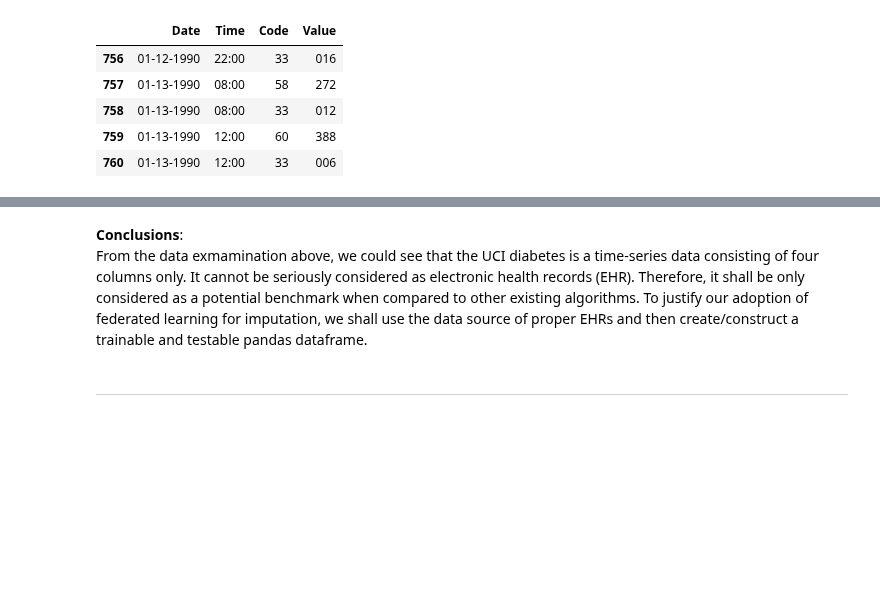
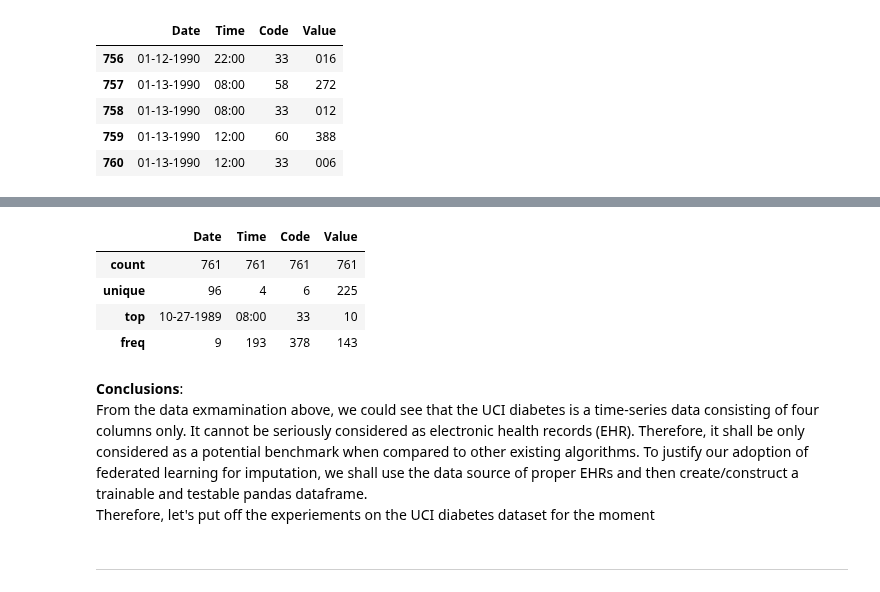
Before and after one commit to Orthologues/VAEQL_plus_Imputation, a Jupyter notebook: data_exploration.ipynb, the cells around one changed output, grey strips where cells are left out. Cells and saved outputs as stored; diff of their text form; code cells hidden in the pictures; blank space fills up the shorter version.

```diff
--- a/data_exploration.ipynb
+++ b/data_exploration.ipynb
@@ -171,6 +250,15 @@ uci_diabetes_df2.tail()
+# %%
+uci_diabetes_df2.describe()
+# %% [output]
+|  | Date | Time | Code | Value |
+| count | 761 | 761 | 761 | 761 |
+| unique | 96 | 4 | 6 | 225 |
+| top | 10-27-1989 | 08:00 | 33 | 10 |
+| freq | 9 | 193 | 378 | 143 |
 # %% [markdown]
 <b>Conclusions</b>: <br>
-From the data exmamination above, we could see that the UCI diabetes is a time-series data consisting of four columns only. It cannot be seriously considered as electronic health records (EHR). Therefore, it shall be only considered as a potential benchmark when compared to other existing algorithms. To justify our adoption of federated learning for imputation, we shall use the data source of proper EHRs and then create/construct a trainable and testable pandas dataframe.
+From the data exmamination above, we could see that the UCI diabetes is a time-series data consisting of four columns only. It cannot be seriously considered as electronic health records (EHR). Therefore, it shall be only considered as a potential benchmark when compared to other existing algorithms. To justify our adoption of federated learning for imputation, we shall use the data source of proper EHRs and then create/construct a trainable and testable pandas dataframe. <br>
+Therefore, let's put off the experiements on the UCI diabetes dataset for the moment
 # %% [markdown]
 <hr/>
 # %% [markdown]
```
Also changed, not shown: parts of 10 cells of this notebook.
